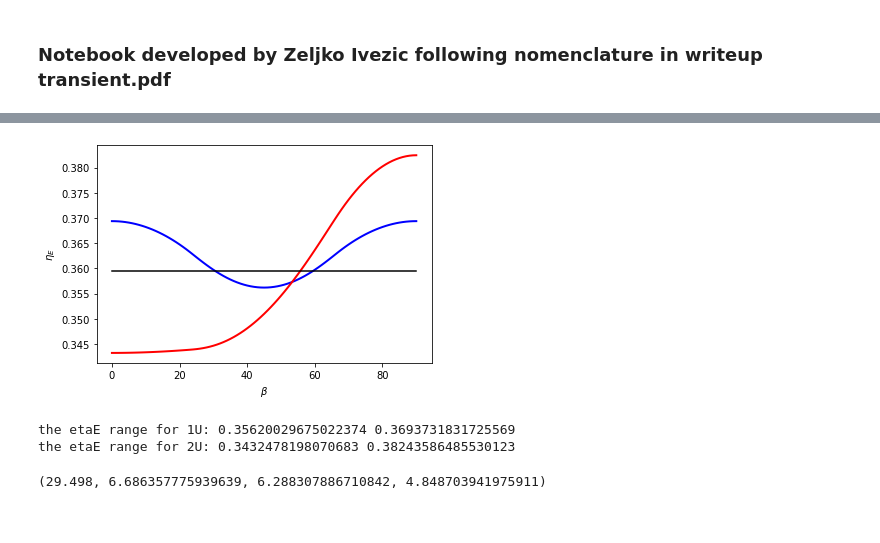
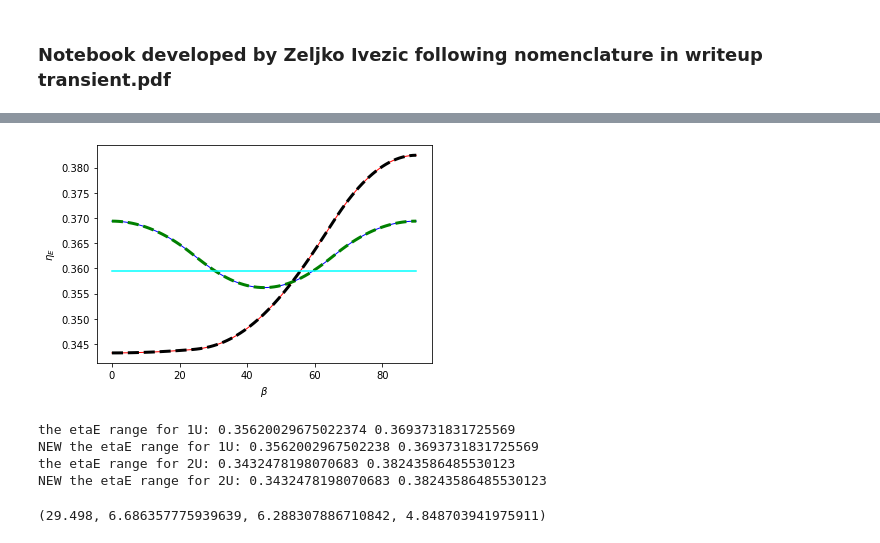
Before and after one commit to ivezic/CubeSats, a Jupyter notebook: notebooks/sputnik.ipynb, the cells around one changed output, grey strips where cells are left out. Cells and saved outputs as stored; diff of their text form; code cells hidden in the pictures.

```diff
--- a/notebooks/sputnik.ipynb
+++ b/notebooks/sputnik.ipynb
@@ -40,29 +122,41 @@ the etaS range for 2U: 0.10016976532361817 0.22368523747343735
 # %%
 # determine the range of etaE for 1U and 2U CubeSats
 h = 1.0865
 beta = np.linspace(0,90,91)
 etaE1 = 0*beta
 etaE2 = 0*beta
 for i in range(0,91):
     etaE1[i] = s.getEffectiveAreas1U(h, beta[i])
     etaE2[i] = s.getEffectiveAreas2U(h, beta[i])
+# test new code, theta is beta
+phi = 0 + 0*beta
+areaE1 = s.getEffectiveAreasCubeSat(h, phi, beta, 1)
+areaE2 = s.getEffectiveAreasCubeSat(h, phi, beta, 2)
+etaE1new = s.getEffectiveEtasCubeSat(areaE1, nU=1)
+etaE2new = s.getEffectiveEtasCubeSat(areaE2, nU=2)
 # sphere
 RE = 6378
 fE = 1/h**2
 etaEsph = 0.50 * (1-np.sqrt(1-fE)) / fE
 plt.figure()
-plt.plot(beta, etaE1, lw=2, c='b')
-plt.plot(beta, etaE2, lw=2, c='r')
-plt.plot([0,90], [etaEsph, etaEsph], c='black')
+plt.plot(beta, etaE1, lw=1, c='b')
+plt.plot(beta, etaE2, lw=1, c='r')
+plt.plot(beta, etaE1new, '--g', lw=3)
+plt.plot(beta, etaE2new, '--k', lw=3)
+plt.plot([0,90], [etaEsph, etaEsph], c='cyan')
 plt.xlabel(r'$\beta$')
 plt.ylabel(r'$\eta_E$')
 plt.show()
 print('the etaE range for 1U:', np.min(etaE1), np.max(etaE1))
+print('NEW the etaE range for 1U:', np.min(etaE1new), np.max(etaE1new))
 print('the etaE range for 2U:', np.min(etaE2), np.max(etaE2))
+print('NEW the etaE range for 2U:', np.min(etaE2new), np.max(etaE2new))
 # %% [output]
-[figure, old version]
+[figure, new version]
 the etaE range for 1U: 0.35620029675022374 0.3693731831725569
+NEW the etaE range for 1U: 0.3562002967502238 0.3693731831725569
 the etaE range for 2U: 0.3432478198070683 0.38243586485530123
+NEW the etaE range for 2U: 0.3432478198070683 0.38243586485530123
 # %%
 defaultParams = s.getInputParamsDefault()
 Qsun, Qref, QIR, Qdissip = s.getAllHeatQ(defaultParams)
```
Also changed, not shown: parts of 10 cells of this notebook, 1 other file.
